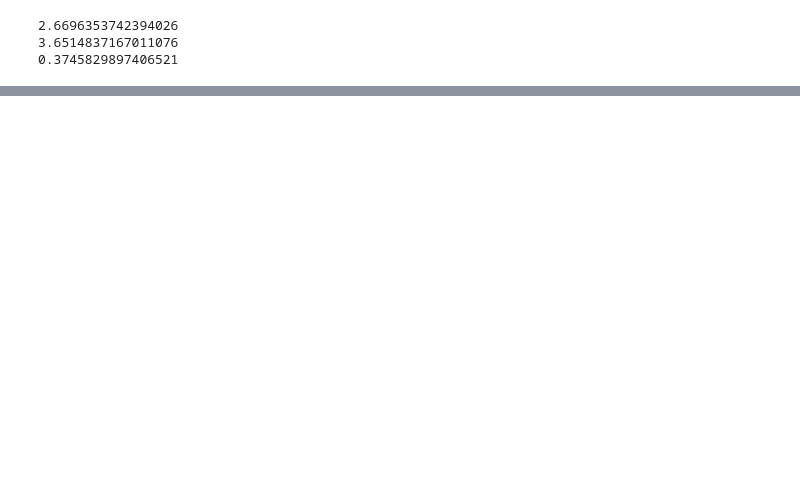
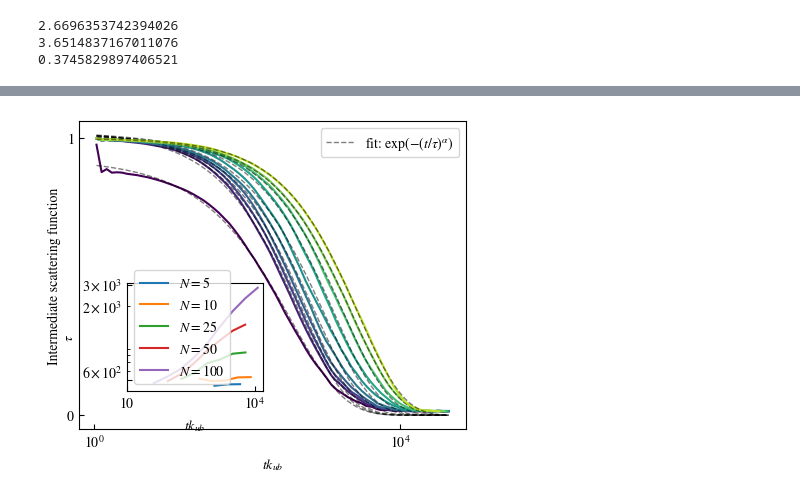
Before and after one commit to HugoLeRoy94/Analyze, a Jupyter notebook: fixed_density/ISF.ipynb, the cells around one changed output, grey strips where cells are left out. Cells and saved outputs as stored; diff of their text form; code cells hidden in the pictures; blank space fills up the shorter version.

```diff
--- a/fixed_density/ISF.ipynb
+++ b/fixed_density/ISF.ipynb
@@ -68,0 +130,40 @@ for isf in ISFs:
+# %%
+viridis = cm.get_cmap('viridis')
+fig,ax = plt.subplots(figsize = (5,4))
+
+n=0
+for x,y in zip(isfs[-1].binned_time,isfs[-1].average_data):
+    ax.plot(x,y,color=viridis(n/isfs[-1].binned_time.__len__()))
+
+    if n==0:
+        ax.plot(x,s_exp(x,*param[n]),color='black',linestyle='--',linewidth=1.,alpha=0.5,label=r'fit: $\exp(-(t/\tau)^\alpha)$')
+    else:
+        ax.plot(x,s_exp(x,*param[n]),color='black',linestyle='--',linewidth=1.,alpha=0.5)
+    n+=1
+ax.set_xscale('log')
+ax.set_yticks([0.,1.])
+ax.set_xticks([10**0,10**4])
+ax.xaxis.set_minor_locator(plt.NullLocator())
+ax.set_ylabel('Intermediate scattering function',rotation=90)
+ax.set_xlabel(r'$tk_{ub}$')
+ax.legend()
+
+inset_ax = inset_axes(ax, width="35%", height="35%", bbox_to_anchor=(-0.2,-0.2,1.,1.),bbox_transform = ax.transAxes,loc='center')  # 30% of parent dimensions
+#inset_ax.set_yticks([0.,1.],['0','1'])
+#inset_ax.plot(av_time_shift,param[:,2])
+labels = [r'$N = 5$',r'$N=10$',r'$N=25$',r'$N=50$',r'$N=100$']
+k=0
+for time_shift,param in zip(time_shifts,params):
+    inset_ax.plot(time_shift[1:],param[1:,2], label = labels[k])
+    k+=1
+inset_ax.set_xscale('log')
+inset_ax.set_yscale('log')
+inset_ax.set_yticks([500,3000])
+inset_ax.set_xticks([10,10**4],[r'$10$',r'$10^4$'])
+inset_ax.xaxis.set_minor_locator(plt.NullLocator())
+inset_ax.set_xlabel(r'$tk_{ub}$')
+inset_ax.set_ylabel(r'$\tau$')
+inset_ax.legend()
+#plt.savefig('isf_tau_loglog_inset.svg',transparent=True,bbox_inches='tight')
+# %% [output]
+[figure, added]
```
Also changed, not shown: parts of 9 cells of this notebook, 6 other files.
